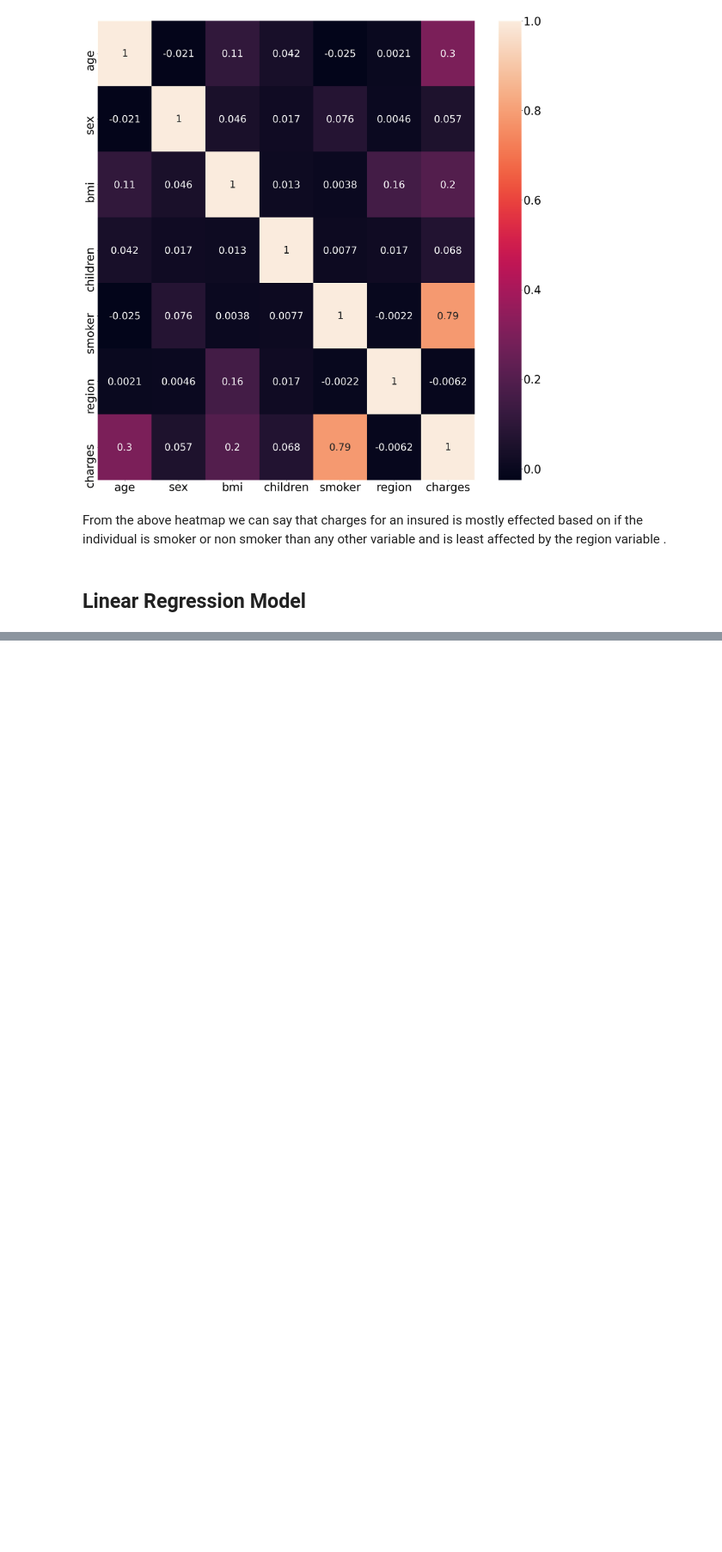
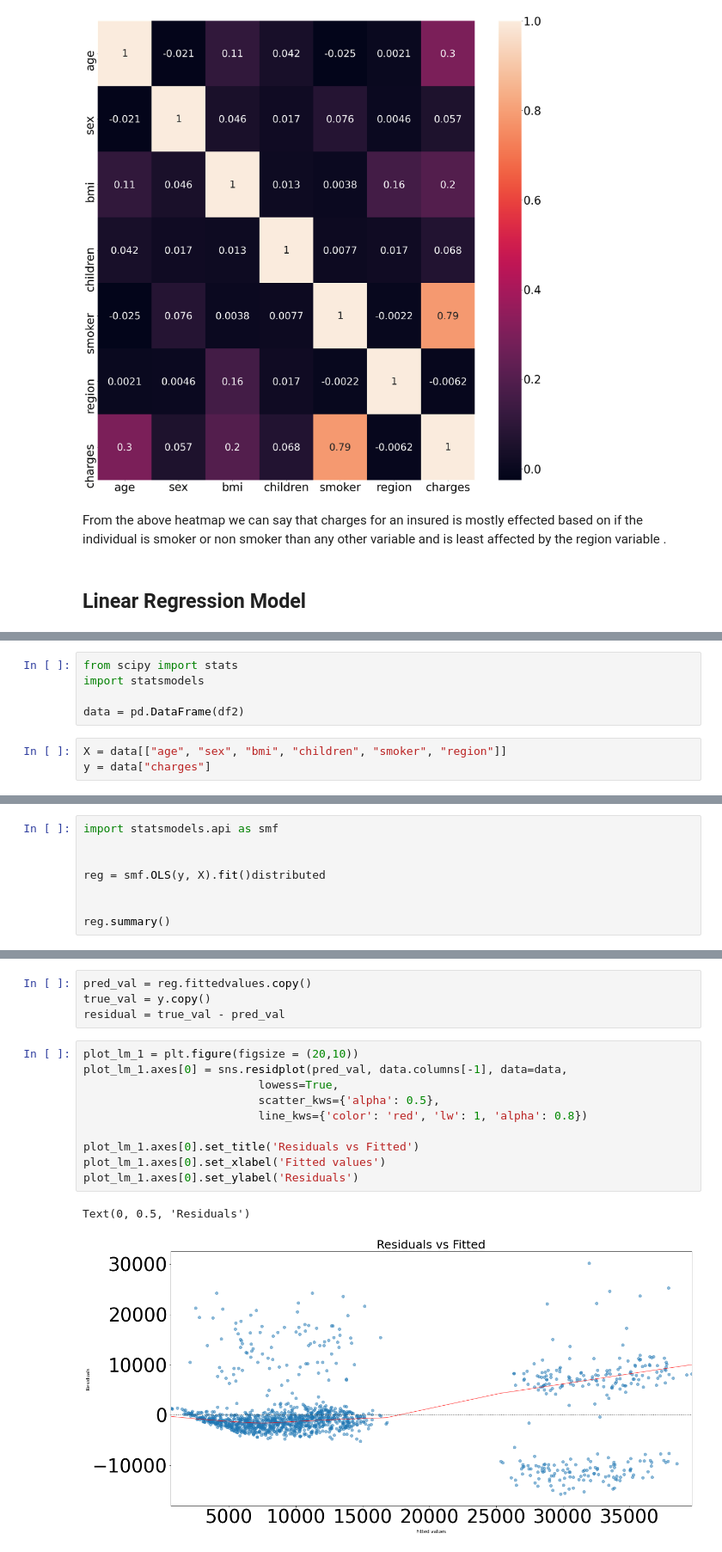
Before and after one commit to nidhitalastha/Internship, a Jupyter notebook: Insurance_analysis/INSURANCE_EDA.ipynb, the cells around one changed output, grey strips where cells are left out. Shown at 86% size. Cells and saved outputs as stored; diff of their text form; blank space fills up the shorter version.

```diff
--- a/Insurance_analysis/INSURANCE_EDA.ipynb
+++ b/Insurance_analysis/INSURANCE_EDA.ipynb
@@ -467,0 +353,8 @@ print(df4.head())
+# %%
+from scipy import stats
+import statsmodels
+
+data = pd.DataFrame(df2)
+# %%
+X = data[["age", "sex", "bmi", "children", "smoker", "region"]]
+y = data["charges"]
@@ -467,0 +377,8 @@ print(df4.head())
+# %%
+import statsmodels.api as smf
+
+
+reg = smf.OLS(y, X).fit()distributed
+
+
+reg.summary()
@@ -467,0 +447,17 @@ print(df4.head())
+# %%
+pred_val = reg.fittedvalues.copy()
+true_val = y.copy()
+residual = true_val - pred_val
+# %%
+plot_lm_1 = plt.figure(figsize = (20,10))
+plot_lm_1.axes[0] = sns.residplot(pred_val, data.columns[-1], data=data,
+                          lowess=True,
+                          scatter_kws={'alpha': 0.5},
+                          line_kws={'color': 'red', 'lw': 1, 'alpha': 0.8})
+
+plot_lm_1.axes[0].set_title('Residuals vs Fitted')
+plot_lm_1.axes[0].set_xlabel('Fitted values')
+plot_lm_1.axes[0].set_ylabel('Residuals')
+# %% [output]
+Text(0, 0.5, 'Residuals')
+[figure, added]
```
Also changed, not shown: parts of 25 cells of this notebook, 1 other file.
